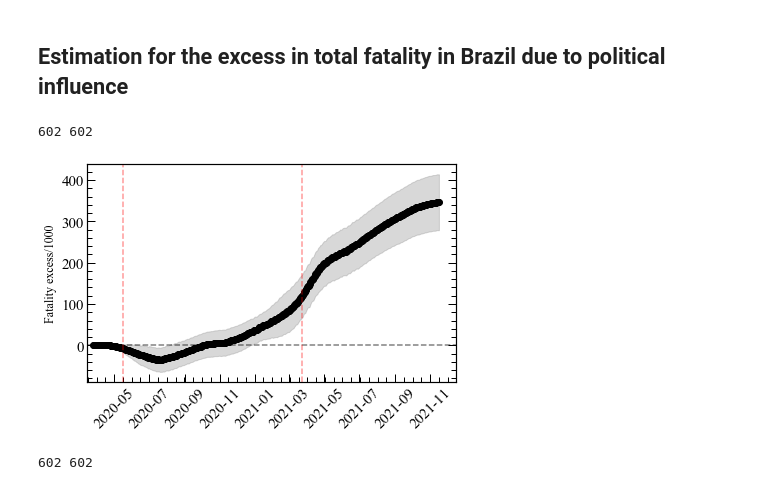
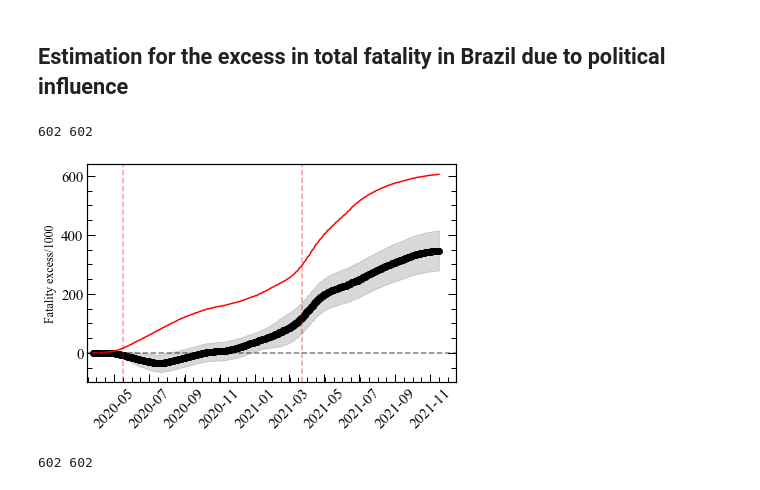
Before and after one commit to monolipo/politicalcovid19, a Jupyter notebook: Politica_deaths_Brazil_600_days.ipynb, the cells around one changed output. Drawn from its saved outputs; the diff is of its cells as text; code cells hidden in the pictures.

```diff
--- a/Politica_deaths_Brazil_600_days.ipynb
+++ b/Politica_deaths_Brazil_600_days.ipynb
@@ -226,7 +227,7 @@ How many days of pandemic:  611
 # %%
 pratras = 1
 quandos = [-549,-400,-239,-100,-1]
-limites = [495,495,495,495,495]
+limites = [40,139,320,495,495]
 limites0 =[-4,1,1,1,1]
 letra = ['(a)','(b)','(c)','(d)','(e)']
 
@@ -282,7 +283,7 @@ for i in range(len(quandos)):
 
 
     #plt.title(letra[qual]+'   '+data+'    '+'Coef: '+str(np.round(valor[0,1],2)),loc='left')
-    plt.scatter(XPSL,Y,c='gray',s=20,alpha=0.8) # se quiser as cores dos estados, colocar c = CORES
+    plt.scatter(XPSL,Y,c=CORES,s=20,alpha=0.8) # se quiser as cores dos estados, colocar c = CORES
     for i in range(len(XPSL)):
         #plt.plot(XPSL[i],Y[i],".")
         plt.annotate(estadoS[i],(XPSL[i],Y[i]),textcoords="offset points",xytext=(5,5),ha='center',color='k',size=10)
@@ -295,8 +296,9 @@ for i in range(len(quandos)):
     if qual == 2:
         plt.ylabel('Fatality rate (per 100,000)',{'fontsize':12})
 
-    plt.xlim(18,81)
+    plt.xlim(0.5,83)
     plt.ylim(limites0[qual],limites[qual])
+
     #plt.scatter(0,0,c='red',s=5,alpha=0.5,label='Nordeste')
     #plt.scatter(0,0,c='orange',s=5,alpha=0.5,label='Suldeste')
     #plt.scatter(0,0,c='blue',s=5,alpha=0.5,label='Sul')
@@ -439,35 +441,36 @@ OBM = OBM[OBM>0]
 
 
 
 excesso = (OBM[9:]*211)-(EXC[5:]*211)
 excessoup = (OBM[9:]*211)-((EXC[5:]-EXCerr[5:])*211)
 excessodown = (OBM[9:]*211)-((EXC[5:]+EXCerr[5:])*211)
 
 fig = plt.subplots(figsize=[6, 4])
 #plt.plot(excessoup/1000)
 #plt.plot(excessodown/1000)
 plt.fill_between(x=TEMPO, y1=excessodown[:-1]/1000,y2=excessoup[:-1]/1000,color='gray',alpha=0.3)
 plt.plot(TEMPO,excesso[:-1]/1000,"ko")
+plt.plot(TEMPO,OBM[9:-1]*211/1000,'r-',label='Real')
 plt.axhline(y=0,color='k',linestyle='--',alpha=0.5)
 plt.axvline(x=np.datetime64('2020-05-16'),color='r',linestyle='--',alpha=0.4)
 plt.axvline(x=np.datetime64('2021-03-24'),color='r',linestyle='--',alpha=0.4)
 #plt.xlabel('Days since first death',{'fontsize':12})
 plt.ylabel('r',{'fontsize':12})
 plt.xlim(limx1,limx2)
 plt.xticks(rotation=45)
 
 myFmt = mdates.DateFormatter('%b/%y')
 ax1.xaxis.set_major_formatter(myFmt)
 #plt.xlabel('Days since first death',{'fontsize':12})
 plt.ylabel('Fatality excess/1000',{'fontsize':12})
 
 sm_ted2()
 plt.tight_layout()
-plt.savefig('FIGURAS/FIGURA3.png',dpi=350)
+plt.savefig('FIGURES/FIGURE3.png',dpi=350)
 print(len(EXC[5:]),len(OBM[9:]))
 # %% [output]
 602 602
-[figure, old version]
+[figure, new version]
 # %%
 OBM = np.array(covid['deaths_per_100k_inhabitants'][(covid['state'] == 'TOTAL')])*10
 OBM = OBM[OBM>0]
```
Also changed, not shown: parts of 5 cells of this notebook.
